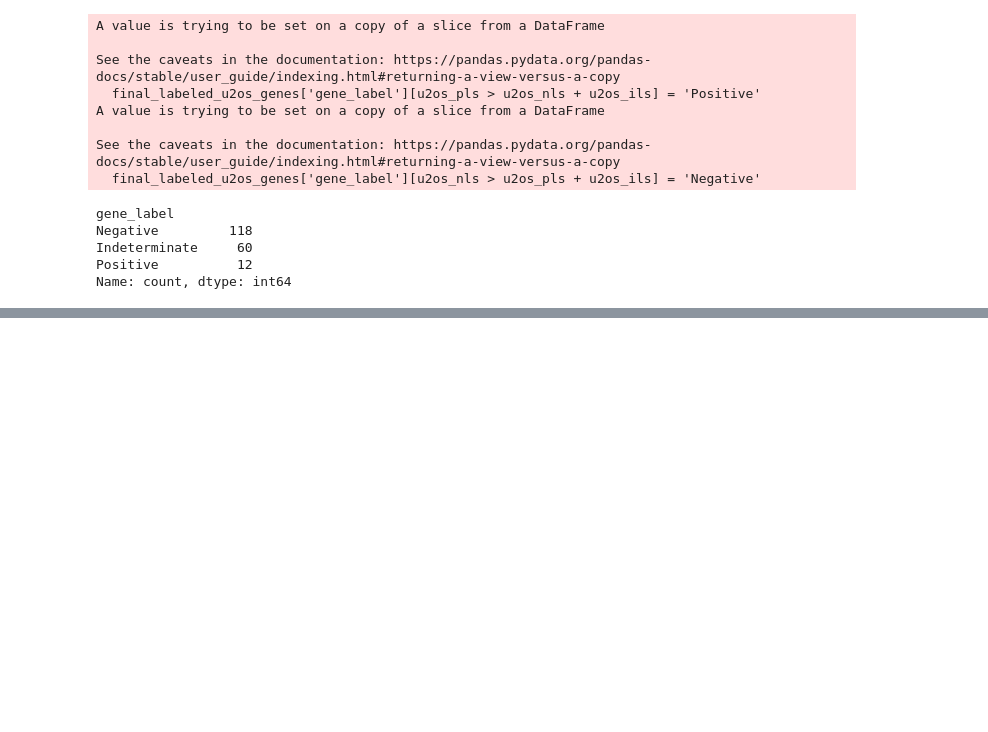
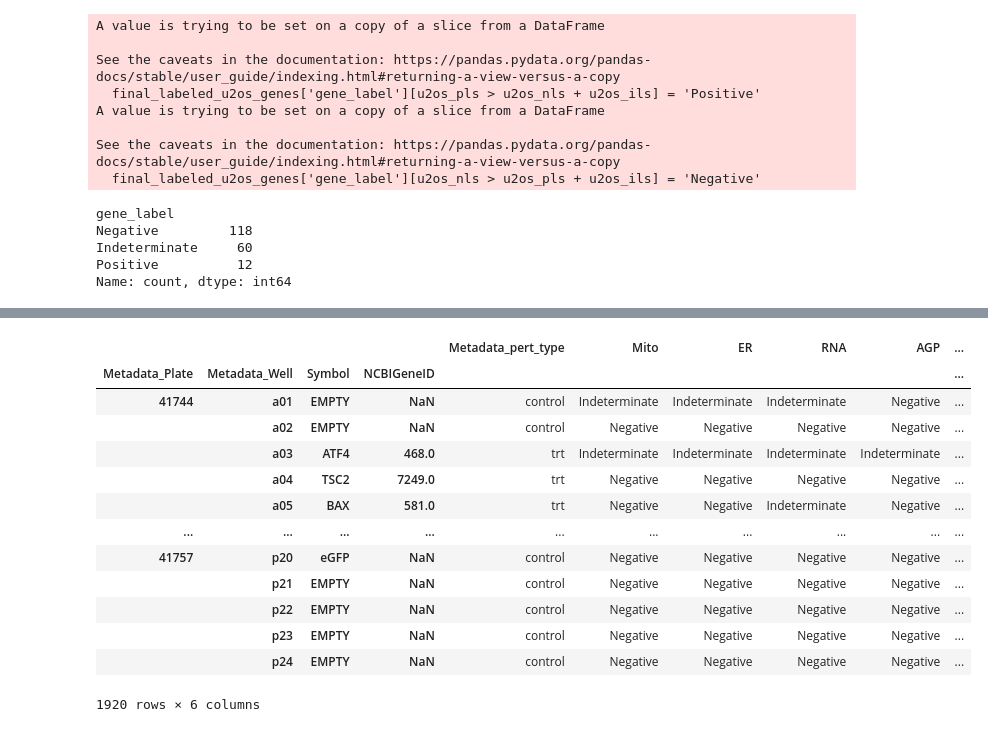
Before and after one commit to Craven-Biostat-Lab/morphology-prediction, a Jupyter notebook: data-loading-cpg0003.ipynb, the cells around one changed output, grey strips where cells are left out. Cells and saved outputs as stored; diff of their text form; code cells hidden in the pictures; blank space fills up the shorter version.

```diff
--- a/data-loading-cpg0003.ipynb
+++ b/data-loading-cpg0003.ipynb
@@ -652,0 +721,27 @@ final_labeled_u2os_genes.to_csv('data/cpg0003/u2os/gene_labels.csv')
+# %%
+# Label all channels
+labeled_u2os_channels = annotated_u2os_channel_sd2[['Metadata_pert_type']].copy()
+
+for channel in channels:
+    labeled_u2os_channels[channel] = label_samples(
+        annotated_u2os_channel_sd2[channel],
+        annotated_u2os_channel_sd2['Metadata_pert_type'],
+        u2os_exclusive_channels[channel].sum()
+    )
+
+labeled_u2os_channels
+# %% [output]
+|  |  |  |  | Metadata_pert_type | Mito | ER | RNA | AGP | ... |
+| Metadata_Plate | Metadata_Well | Symbol | NCBIGeneID |  |  |  |  |  | ... |
+| 41744 | a01 | EMPTY | NaN | control | Indeterminate | Indeterminate | Indeterminate | Negative | ... |
+|  | a02 | EMPTY | NaN | control | Negative | Negative | Negative | Negative | ... |
+|  | a03 | ATF4 | 468.0 | trt | Indeterminate | Indeterminate | Indeterminate | Indeterminate | ... |
+|  | a04 | TSC2 | 7249.0 | trt | Negative | Negative | Negative | Negative | ... |
+|  | a05 | BAX | 581.0 | trt | Negative | Negative | Indeterminate | Negative | ... |
+| ... | ... | ... | ... | ... | ... | ... | ... | ... | ... |
+| 41757 | p20 | eGFP | NaN | control | Negative | Negative | Negative | Negative | ... |
+|  | p21 | EMPTY | NaN | control | Negative | Negative | Negative | Negative | ... |
+|  | p22 | EMPTY | NaN | control | Negative | Negative | Negative | Negative | ... |
+|  | p23 | EMPTY | NaN | control | Negative | Negative | Negative | Negative | ... |
+|  | p24 | EMPTY | NaN | control | Negative | Negative | Negative | Negative | ... |
+1920 rows × 6 columns
```
Also changed, not shown: parts of 10 cells of this notebook.
